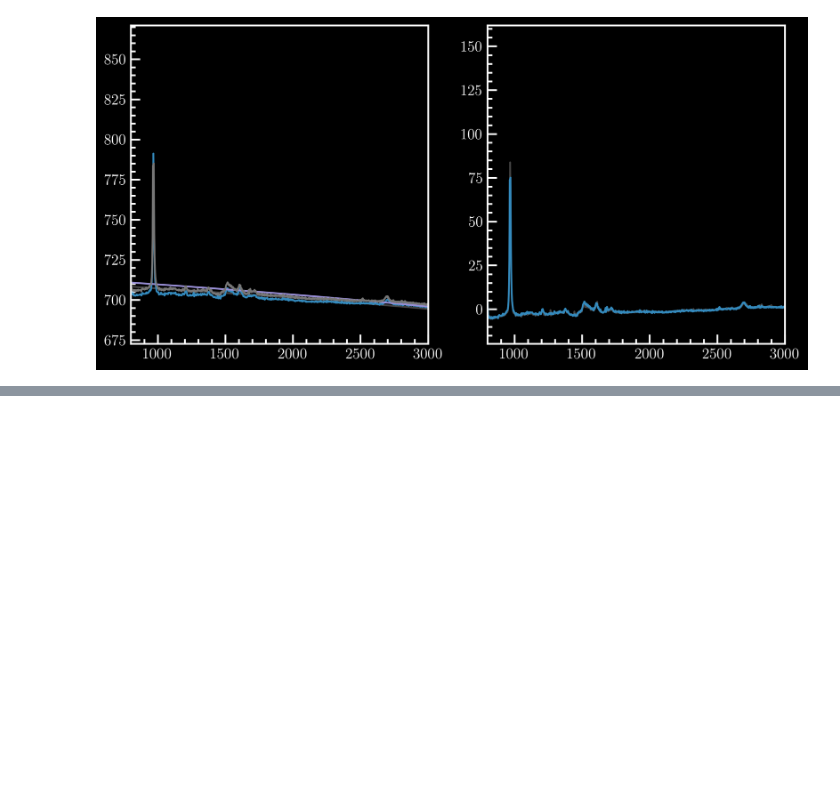
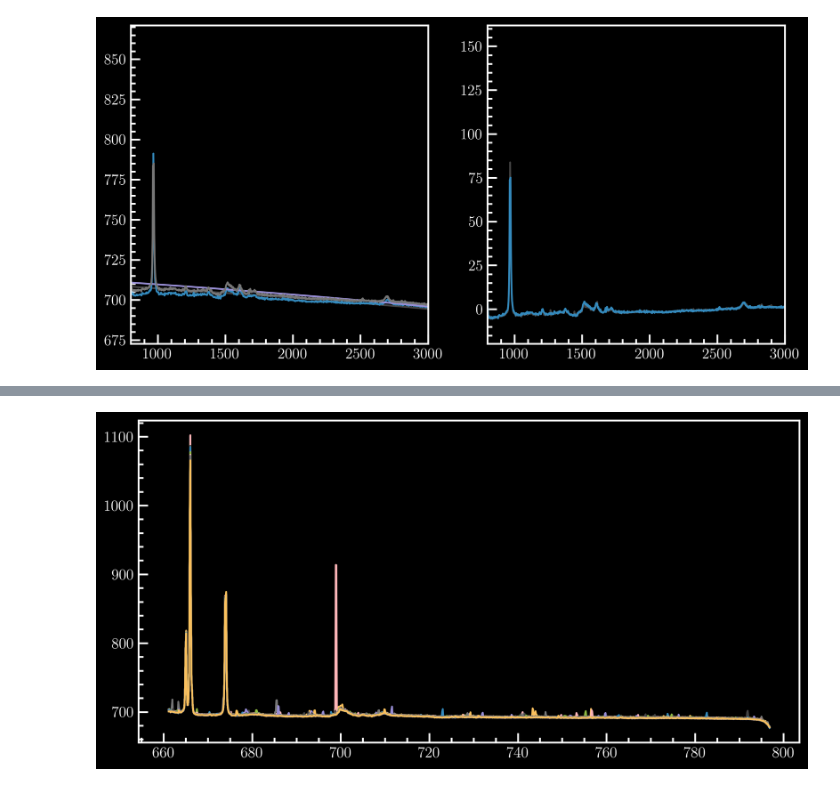
Before and after one commit to NanophotonIICOs/images, a Jupyter notebook: GFR-PhD/image-set-4/analysis.ipynb, the cells around one changed output, grey strips where cells are left out. Drawn from its saved outputs; the diff is of its cells as text; code cells hidden in the pictures; blank space fills up the shorter version.

```diff
--- a/GFR-PhD/image-set-4/analysis.ipynb
+++ b/GFR-PhD/image-set-4/analysis.ipynb
@@ -25,8 +43,8 @@ for i,j in enumerate(files):
 [figure]
 # %%
 expdata= np.zeros((1024,5))
-expdata[:,0]=data[0][:,0]
-for i,j in enumerate(data):
+expdata[:,0]=fg300[0][:,0]
+for i,j in enumerate(fg300):
     expdata[:,i+1]=j[:,1]
 np.savetxt('data/fg300.dat',expdata,delimiter=',')
 # %%
@@ -77,0 +79,5 @@ plt.show()
+# %%
+for i in range (1,fg166l[1].shape[1]):
+    plt.plot(fg166l[1][:,0],fg166l[1][:,i])
+# %% [output]
+[figure, added]
```
Also changed, not shown: parts of 4 cells of this notebook.
